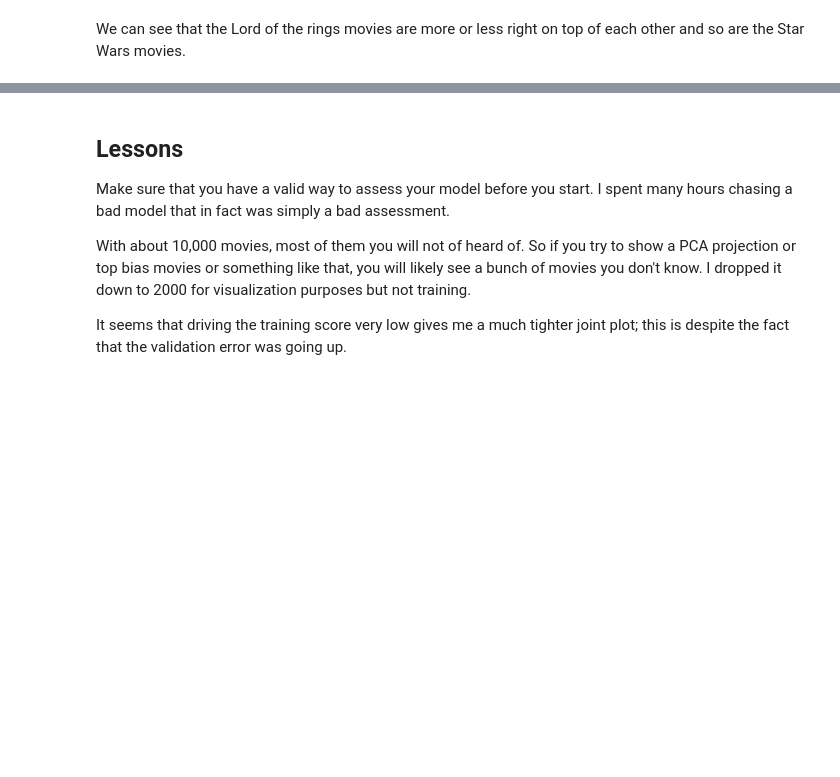
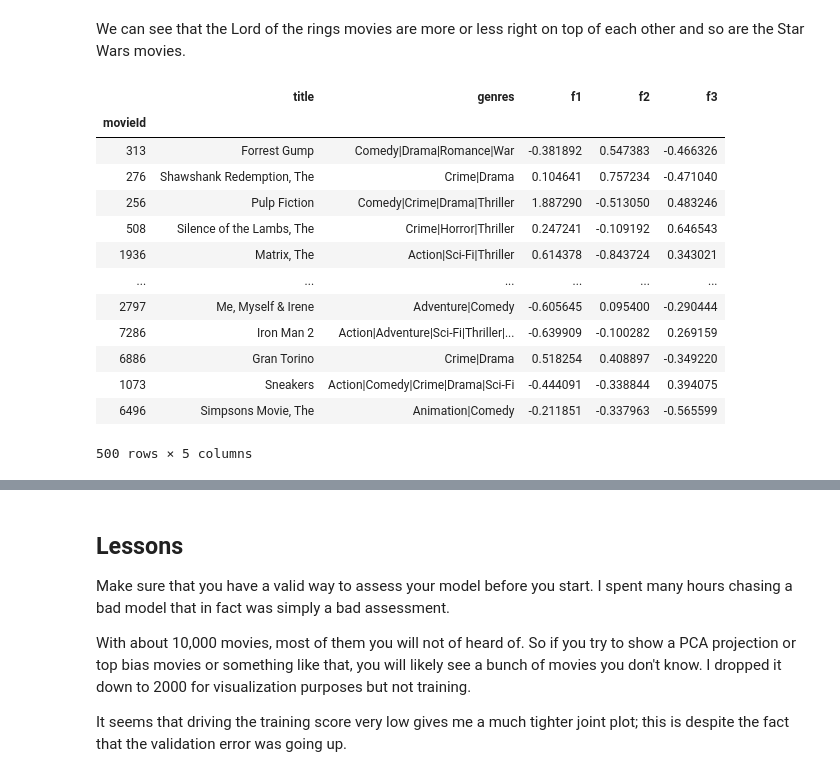
Before and after one commit to parrt/playdl, a Jupyter notebook: notebooks/collaborative-filtering-pytorch-optimizers.ipynb, the cells around one changed output, grey strips where cells are left out. Drawn from its saved outputs; the diff is of its cells as text; code cells hidden in the pictures; blank space fills up the shorter version.

```diff
--- a/notebooks/collaborative-filtering-pytorch-optimizers.ipynb
+++ b/notebooks/collaborative-filtering-pytorch-optimizers.ipynb
@@ -441,3 +441,30 @@ plot_2D(df_top_movies[:500])
 [figure]
 # %% [markdown]
 We can see that the Lord of the rings movies are more or less right on top of each other and so are the Star Wars movies.
+# %%
+movieIds = df_top_movies[:500].index.values
+titles = df_top_movies.loc[movieIds,'title']
+
+movie_embeddings = model.M[movieIds].detach().numpy()
+pca = PCA(n_components=3) # <-- 3 not 2
+vecs2D = pca.fit_transform(movie_embeddings)
+df_sort = df_top_movies[:500].copy()
+df_sort['f1'] = vecs2D[:,0]
+df_sort['f2'] = vecs2D[:,1]
+df_sort['f3'] = vecs2D[:,2]
+df_sort
+# %% [output]
+|  | title | genres | f1 | f2 | f3 |
+| movieId |  |  |  |  |  |
+| 313 | Forrest Gump | Comedy|Drama|Romance|War | -0.381892 | 0.547383 | -0.466326 |
+| 276 | Shawshank Redemption, The | Crime|Drama | 0.104641 | 0.757234 | -0.471040 |
+| 256 | Pulp Fiction | Comedy|Crime|Drama|Thriller | 1.887290 | -0.513050 | 0.483246 |
+| 508 | Silence of the Lambs, The | Crime|Horror|Thriller | 0.247241 | -0.109192 | 0.646543 |
+| 1936 | Matrix, The | Action|Sci-Fi|Thriller | 0.614378 | -0.843724 | 0.343021 |
+| ... | ... | ... | ... | ... | ... |
+| 2797 | Me, Myself & Irene | Adventure|Comedy | -0.605645 | 0.095400 | -0.290444 |
+| 7286 | Iron Man 2 | Action|Adventure|Sci-Fi|Thriller|... | -0.639909 | -0.100282 | 0.269159 |
+| 6886 | Gran Torino | Crime|Drama | 0.518254 | 0.408897 | -0.349220 |
+| 1073 | Sneakers | Action|Comedy|Crime|Drama|Sci-Fi | -0.444091 | -0.338844 | 0.394075 |
+| 6496 | Simpsons Movie, The | Animation|Comedy | -0.211851 | -0.337963 | -0.565599 |
+500 rows × 5 columns
```
Also changed, not shown: parts of 6 cells of this notebook.
